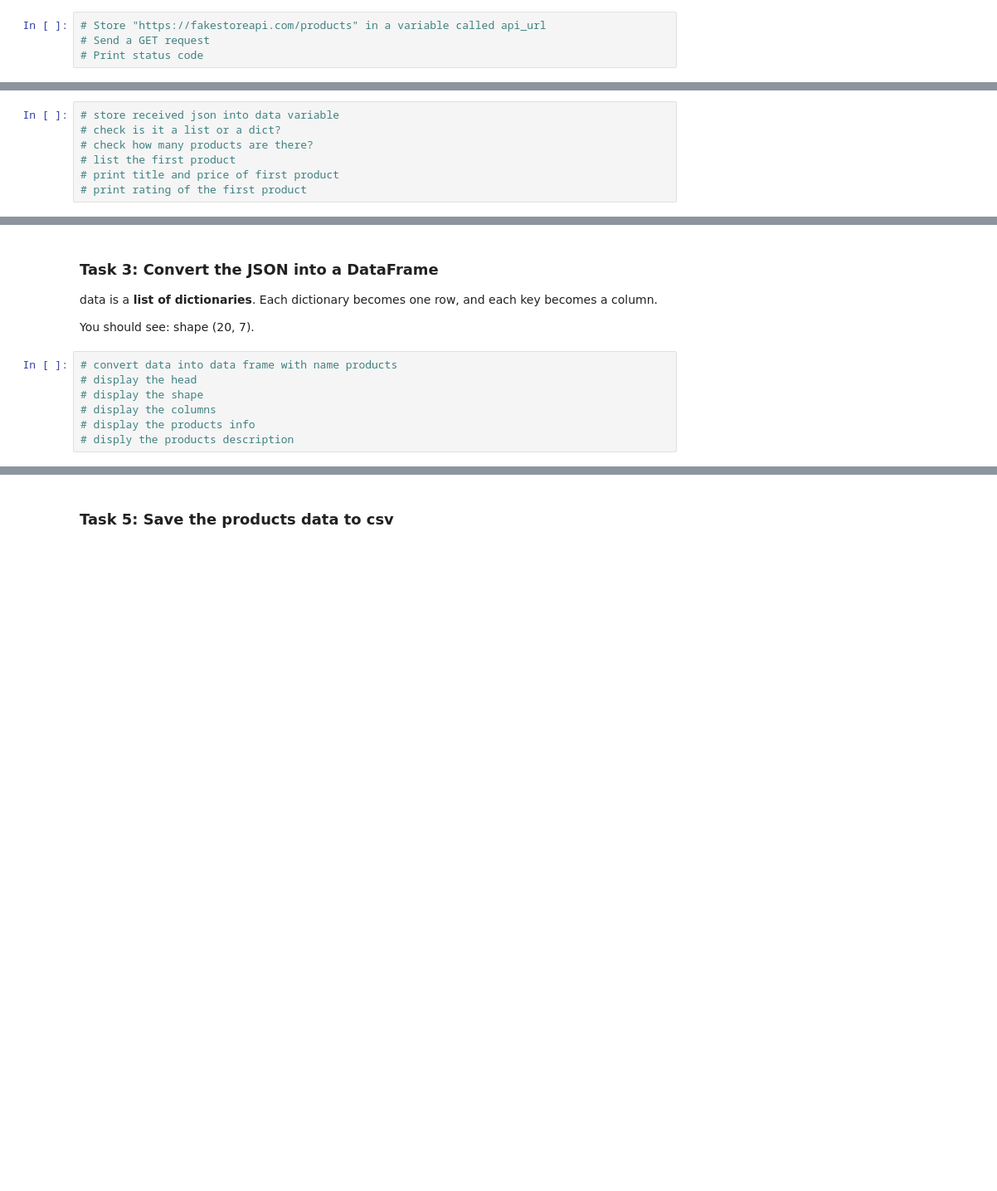
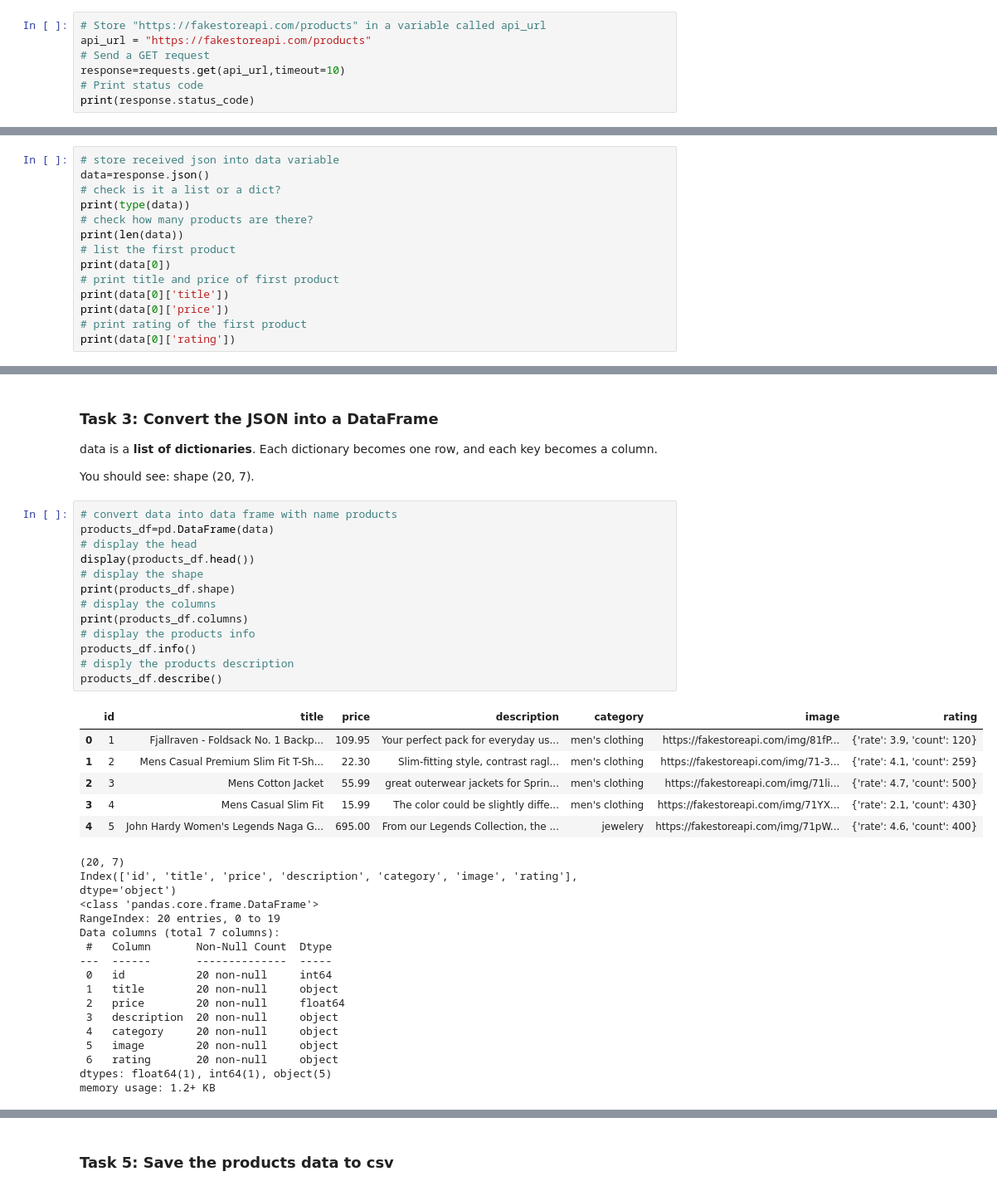
Before and after one commit to Aniket-cmd-tech/3rd-sem-1593-LAB, a Jupyter notebook: Fetching_Data_From_The_Web.ipynb, the cells around one changed output, grey strips where cells are left out. Shown at 83% size. Saved outputs shown, nothing was run; the diff lists cells and outputs as text; blank space fills up the shorter version.

```diff
--- a/Fetching_Data_From_The_Web.ipynb
+++ b/Fetching_Data_From_The_Web.ipynb
@@ -41,5 +44,8 @@ Store the URL in a variable, send a GET request, and check that it worked.
 You should see: Status code: 200
 # %%
 # Store "https://fakestoreapi.com/products" in a variable called api_url
+api_url = "https://fakestoreapi.com/products"
 # Send a GET request
+response=requests.get(api_url,timeout=10)
 # Print status code
+print(response.status_code)
@@ -53,8 +61,15 @@ Always look at the data first: Is it a list or a dictionary? How many items? Wha
 You should see: <class 'list'>, 20, and one product printed as a dictionary.
 # %%
 # store received json into data variable
+data=response.json()
 # check is it a list or a dict?
+print(type(data))
 # check how many products are there?
+print(len(data))
 # list the first product
+print(data[0])
 # print title and price of first product
+print(data[0]['title'])
+print(data[0]['price'])
 # print rating of the first product
+print(data[0]['rating'])
@@ -66,8 +88,37 @@ data is a **list of dictionaries**. Each dictionary becomes one row, and each ke
 You should see: shape (20, 7).
 # %%
 # convert data into data frame with name products
+products_df=pd.DataFrame(data)
 # display the head
+display(products_df.head())
 # display the shape
+print(products_df.shape)
 # display the columns
+print(products_df.columns)
 # display the products info
+products_df.info()
 # disply the products description
+products_df.describe()
+# %% [output]
+|  | id | title | price | description | category | image | rating |
+| 0 | 1 | Fjallraven - Foldsack No. 1 Backp... | 109.95 | Your perfect pack for everyday us... | men's clothing | https://fakestoreapi.com/img/81fP... | {'rate': 3.9, 'count': 120} |
+| 1 | 2 | Mens Casual Premium Slim Fit T-Sh... | 22.30 | Slim-fitting style, contrast ragl... | men's clothing | https://fakestoreapi.com/img/71-3... | {'rate': 4.1, 'count': 259} |
+| 2 | 3 | Mens Cotton Jacket | 55.99 | great outerwear jackets for Sprin... | men's clothing | https://fakestoreapi.com/img/71li... | {'rate': 4.7, 'count': 500} |
+| 3 | 4 | Mens Casual Slim Fit | 15.99 | The color could be slightly diffe... | men's clothing | https://fakestoreapi.com/img/71YX... | {'rate': 2.1, 'count': 430} |
+| 4 | 5 | John Hardy Women's Legends Naga G... | 695.00 | From our Legends Collection, the ... | jewelery | https://fakestoreapi.com/img/71pW... | {'rate': 4.6, 'count': 400} |
+(20, 7)
+Index(['id', 'title', 'price', 'description', 'category', 'image', 'rating'], dtype='object')
+<class 'pandas.core.frame.DataFrame'>
+RangeIndex: 20 entries, 0 to 19
+Data columns (total 7 columns):
+ #   Column       Non-Null Count  Dtype
+---  ------       --------------  -----
+ 0   id           20 non-null     int64
+ 1   title        20 non-null     object
+ 2   price        20 non-null     float64
+ 3   description  20 non-null     object
+ 4   category     20 non-null     object
+ 5   image        20 non-null     object
+ 6   rating       20 non-null     object
+dtypes: float64(1), int64(1), object(5)
+memory usage: 1.2+ KB
```
Also changed, not shown: parts of 12 cells of this notebook.
